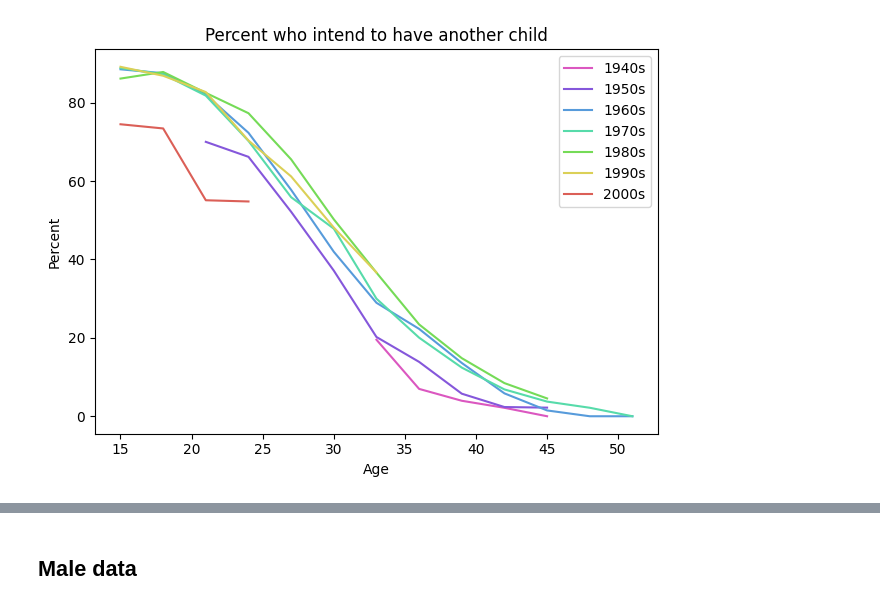
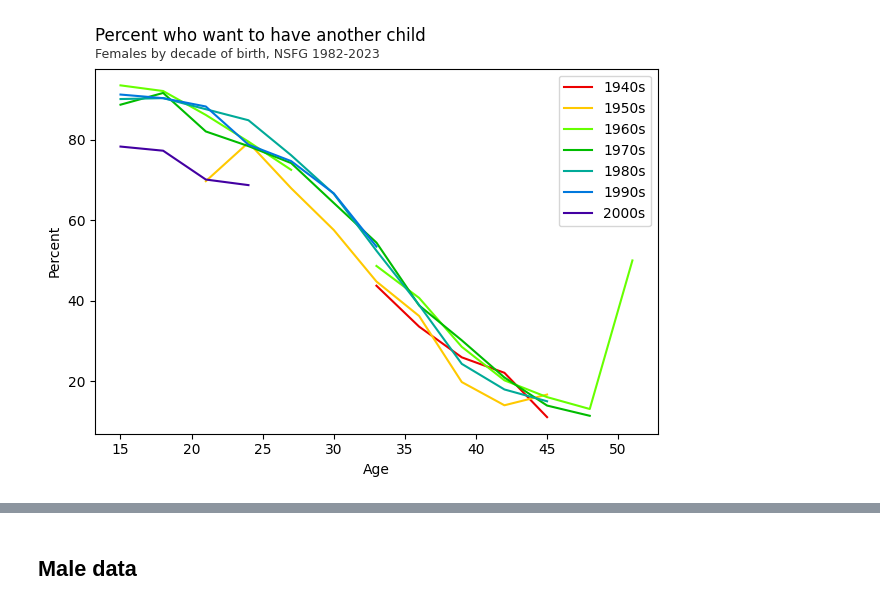
Before and after one commit to AllenDowney/MarriageNSFG, a Jupyter notebook: intent.ipynb, the cells around one changed output, grey strips where cells are left out. Cells and saved outputs as stored; diff of their text form; code cells hidden in the pictures.

```diff
--- a/intent.ipynb
+++ b/intent.ipynb
@@ -210,7 +207,3 @@ def make_table(df, var):
     return table
 # %% [output]
 [interactive output not drawn]
-# %%
-table = make_table(sample, "intent_yes") * 100
-cohorts = table.columns
-ages = table.index
@@ -221,8 +212,16 @@ from utils import set_palette
 
 
 def plot_table(table):
+    """ """
     rows, cols = table.shape
-    set_palette("hls", cols, reverse=True)
+    set_palette("nipy_spectral", cols, reverse=True)
     table.plot(ax=plt.gca())
 # %% [output]
 [interactive output not drawn]
+# %%
+from utils import add_text
+
+
+def make_title(title, subtitle, pad=20):
+    plt.title(title, loc="left", pad=pad)
+    add_text(0, 1.02, subtitle)
@@ -228,0 +230,4 @@ def plot_table(table):
+# %%
+table = make_table(sample, "want_yes") * 100
+cohorts = table.columns
+ages = table.index
@@ -229,10 +236,11 @@ def plot_table(table):
 # %%
 plot_table(table)
-decorate(
-    title="Percent who intend to have another child", xlabel="Age", ylabel="Percent"
-)
+title = "Percent who want to have another child"
+subtitle = "Females by decade of birth, NSFG 1982-2023 "
+make_title(title, subtitle)
+decorate(xlabel="Age", ylabel="Percent")
 # %% [output]
-[figure, old version]
+[figure, new version]
 [interactive output not drawn]
 # %%
 from utils import percentile_rows
```
Also changed, not shown: parts of 67 cells of this notebook, 2 other files.
